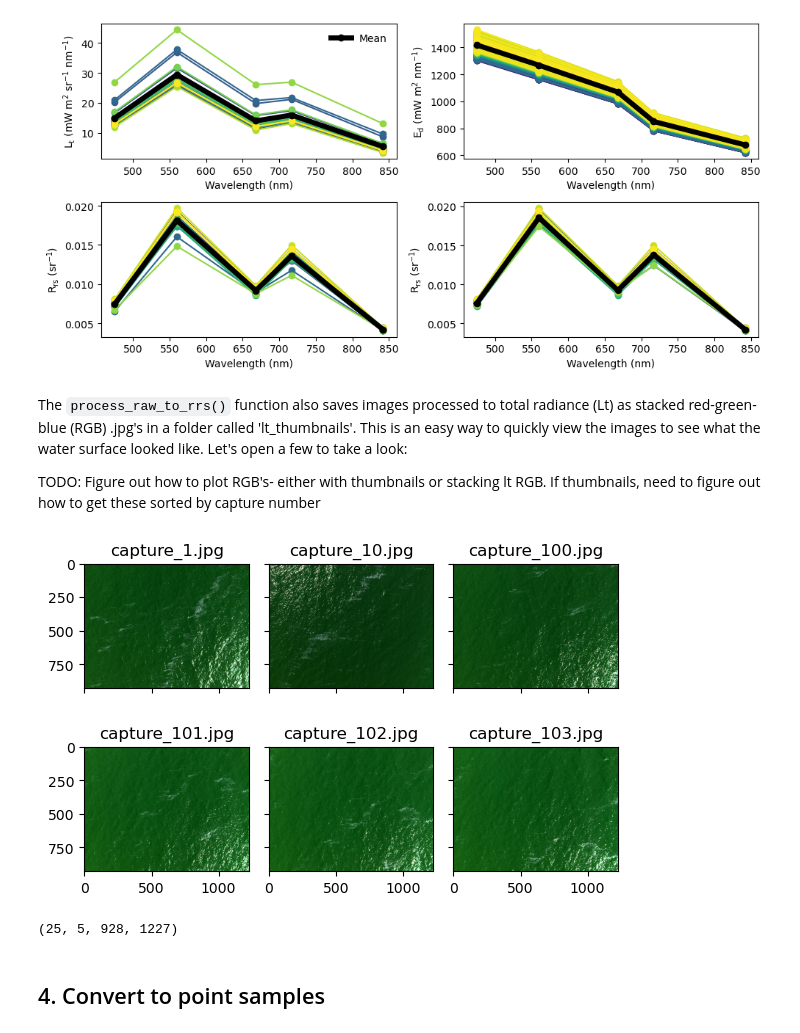
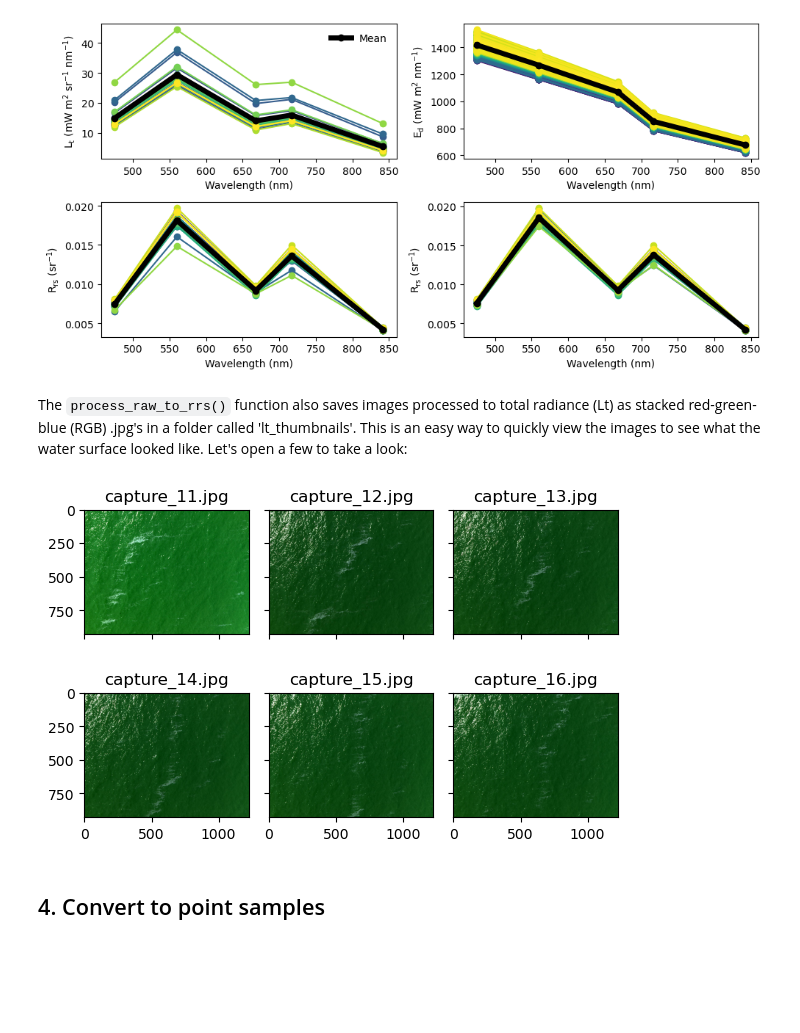
Before and after one commit to aewindle110/DroneWQ, a Jupyter notebook: primary_demo.ipynb, the cells around one changed output. Drawn from its saved outputs; the diff is of its cells as text; code cells hidden in the pictures; blank space fills up the shorter version.

```diff
--- a/primary_demo.ipynb
+++ b/primary_demo.ipynb
@@ -296,22 +297,20 @@ fig.tight_layout()
 [figure]
 # %% [markdown]
 The `process_raw_to_rrs()` function also saves images processed to total radiance (Lt) as stacked red-green-blue (RGB) .jpg's in a folder called 'lt_thumbnails'. This is an easy way to quickly view the images to see what the water surface looked like. Let's open a few to take a look:
-
-TODO: Figure out how to plot RGB's- either with thumbnails or stacking lt RGB. If thumbnails, need to figure out how to get these sorted by capture number
 # %%
-import matplotlib.image as mpimg
+def capture_path_to_int(path : str) -> int:
+    return int(os.path.basename(path).split('_')[-1].split('.')[0])
 
-lt_thumbnails = sorted(glob.glob(project_path + '/lt_thumbnails/*.jpg'))
+lt_thumbnails = sorted(glob.glob(project_path + '/lt_thumbnails/*.jpg'), key = capture_path_to_int)[10:]
 
 fig, axs = plt.subplots(2,3, figsize=(6,4), sharex=True, sharey=True, layout='tight')
-
 axs = axs.ravel()
 
 for i in range(6):
     image = mpimg.imread(lt_thumbnails[i])
     axs[i].imshow(image)
-    axs[i].set_title(lt_thumbnails[i][24:39])
+    axs[i].set_title(os.path.basename(lt_thumbnails[i]))
 
 plt.show()
 # %% [output]
-[figure, old version]
+[figure, new version]
@@ -320,7 +317,3 @@ lt_imgs, img_metadata = retrieve_imgs_and_metadata(img_dir = project_path+'/lt_i
-# %%
-lt_imgs.shape
-# %% [output]
-(25, 5, 928, 1227)
 # %% [markdown]
 ## 4. Convert to point samples
 # %% [markdown]
```
Also changed, not shown: parts of 9 cells of this notebook.
